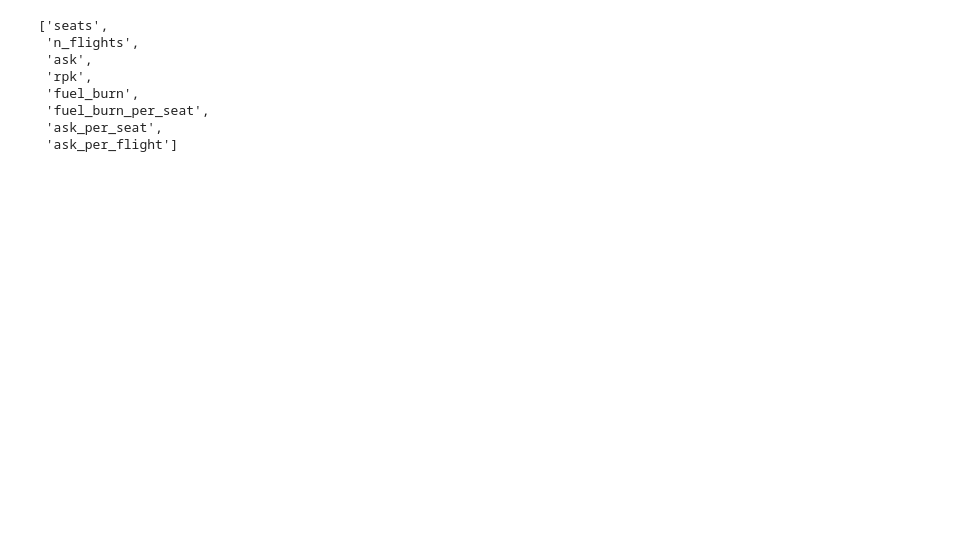
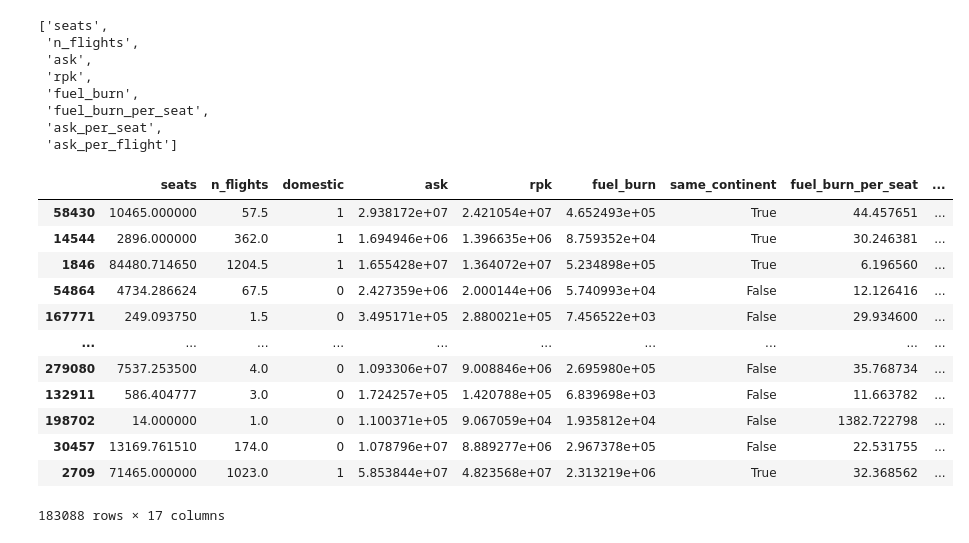
Before and after one commit to monatagelsir7/enivornmental_impact_of_aviation, a Jupyter notebook: Models/catboost.ipynb, the cells around one changed output. Drawn from its saved outputs; the diff is of its cells as text; code cells hidden in the pictures; blank space fills up the shorter version.

```diff
--- a/Models/catboost.ipynb
+++ b/Models/catboost.ipynb
@@ -89,10 +83,6 @@ original_cats = df[
 X_train = X_train.merge(original_cats, left_index=True, right_index=True)
 X_val = X_val.merge(original_cats, left_index=True, right_index=True)
 X_test = X_test.merge(original_cats, left_index=True, right_index=True)
-# %%
-X_train["domestic"] = X_train["domestic"].astype(bool)
-X_val["domestic"] = X_val["domestic"].astype(bool)
-X_test["domestic"] = X_test["domestic"].astype(bool)
 # %%
 numeric_features = X_train.select_dtypes(include=["int64", "float64"]).columns.tolist()
 numeric_features
@@ -105,12 +95,40 @@ numeric_features
  'fuel_burn_per_seat',
  'ask_per_seat',
  'ask_per_flight']
+# %%
+original_cats = [
+    "acft_class",
+    "departure_country",
+    "arrival_country",
+    "departure_continent",
+    "arrival_continent",
+    "domestic",
+    "is_widebody",
+    "is_narrowbody",
+    "same_continent",
+]
 # %%
 encoded_only_cols = [
     col
-    for col in X_test.columns
-    if col not in original_cats.columns and col not in numeric_features
+    for col in X_train.columns
+    if col not in original_cats and col not in numeric_features
 ]
-# X_train.drop(columns=encoded_only_cols, inplace=True)
+X_train.drop(columns=encoded_only_cols, inplace=True)
 X_test.drop(columns=encoded_only_cols, inplace=True)
 X_val.drop(columns=encoded_only_cols, inplace=True)
+# %%
+X_train
+# %% [output]
+|  | seats | n_flights | domestic | ask | rpk | fuel_burn | same_continent | fuel_burn_per_seat | ... |
+| 58430 | 10465.000000 | 57.5 | 1 | 2.938172e+07 | 2.421054e+07 | 4.652493e+05 | True | 44.457651 | ... |
+| 14544 | 2896.000000 | 362.0 | 1 | 1.694946e+06 | 1.396635e+06 | 8.759352e+04 | True | 30.246381 | ... |
+| 1846 | 84480.714650 | 1204.5 | 1 | 1.655428e+07 | 1.364072e+07 | 5.234898e+05 | True | 6.196560 | ... |
+| 54864 | 4734.286624 | 67.5 | 0 | 2.427359e+06 | 2.000144e+06 | 5.740993e+04 | False | 12.126416 | ... |
+| 167771 | 249.093750 | 1.5 | 0 | 3.495171e+05 | 2.880021e+05 | 7.456522e+03 | False | 29.934600 | ... |
+| ... | ... | ... | ... | ... | ... | ... | ... | ... | ... |
+| 279080 | 7537.253500 | 4.0 | 0 | 1.093306e+07 | 9.008846e+06 | 2.695980e+05 | False | 35.768734 | ... |
+| 132911 | 586.404777 | 3.0 | 0 | 1.724257e+05 | 1.420788e+05 | 6.839698e+03 | False | 11.663782 | ... |
+| 198702 | 14.000000 | 1.0 | 0 | 1.100371e+05 | 9.067059e+04 | 1.935812e+04 | False | 1382.722798 | ... |
+| 30457 | 13169.761510 | 174.0 | 0 | 1.078796e+07 | 8.889277e+06 | 2.967378e+05 | False | 22.531755 | ... |
+| 2709 | 71465.000000 | 1023.0 | 1 | 5.853844e+07 | 4.823568e+07 | 2.313219e+06 | True | 32.368562 | ... |
+183088 rows × 17 columns
```
Also changed, not shown: parts of 11 cells of this notebook, 10 other files.
